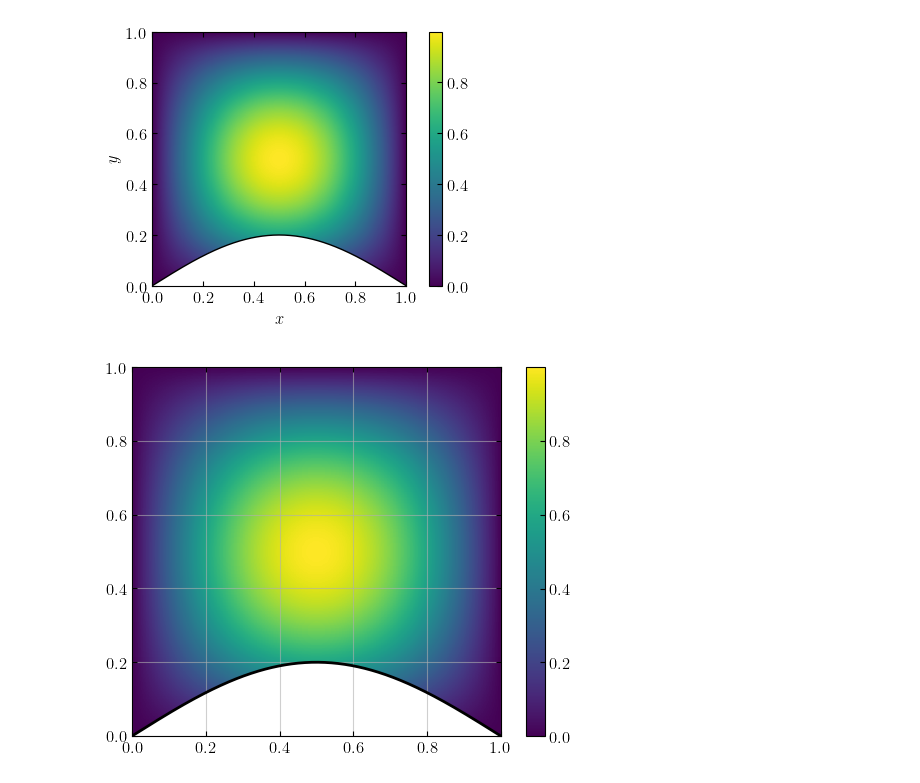
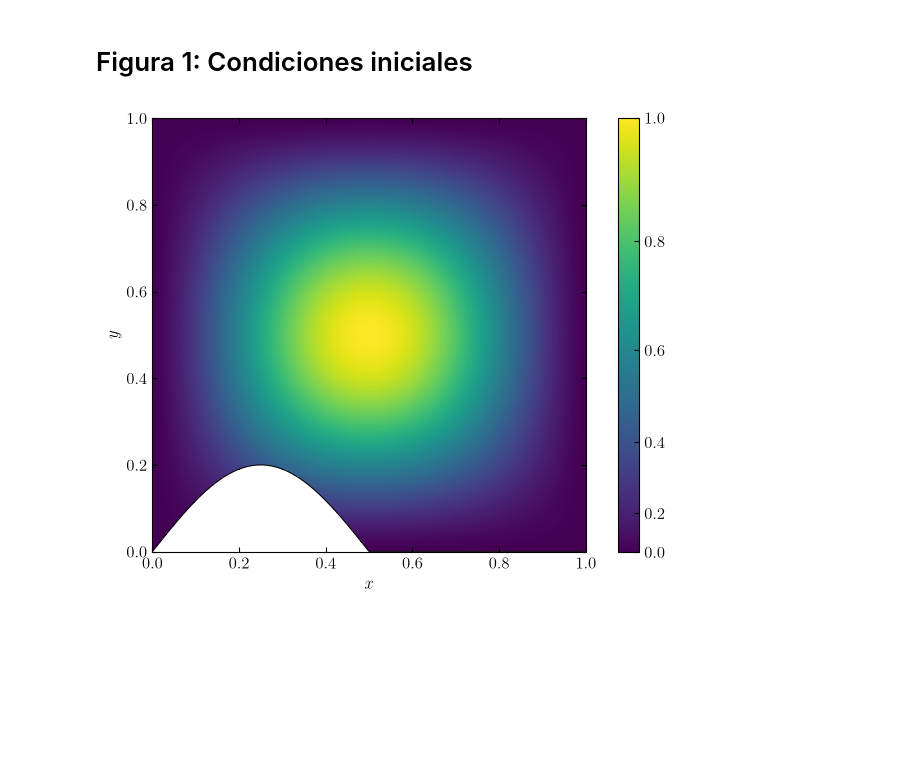
Before and after one commit to pedropasa03/menedpy, a Jupyter notebook: figures/figures.ipynb, the cells around one changed output. Cells and saved outputs as stored; diff of their text form; code cells hidden in the pictures; blank space fills up the shorter version.

Commit message:
Add an example and the thesis figures

```diff
--- a/figures/figures.ipynb
+++ b/figures/figures.ipynb
@@ -13,59 +15,61 @@ plt.rcParams.update({
     'ytick.direction': 'in',
     'grid.alpha': 0.6
 })
+# %%
+from menedpy import Problem, solve, generate_mesh, Domain
+
+import matplotlib.pyplot as plt
+import matplotlib.tri as mtri
+
+domain = Domain(lower_boundary=lambda x: max(0.0, 0.2 * np.sin(2.0 * np.pi * x)))
+mesh = generate_mesh(domain=domain, nx=20, ny=20)
+
+problem = Problem(domain=domain, final_time=1.0)
+times, solutions = solve(problem, mesh, n_steps=int(1.0/0.01))
+# %% [markdown]
+# Figura 1: Condiciones iniciales
 # %%
 n = 500
-x = np.linspace(0, 1, n)
-y = np.linspace(0, 1, n)
+x = np.linspace(*domain.x_range, n)
+y = np.linspace(*domain.x_range, n)
 X, Y = np.meshgrid(x, y)
 
 # Function to paint
-U = np.sin(np.pi * X) * np.sin(np.pi * Y)
+U = problem.source(X, Y, 0.0)
 
-# Region Ω: y > 0.2 sin(πx)
-mask = Y > 0.2 * np.sin(np.pi * X)
+# Region Ω:
+mask = (Y > np.vectorize(domain.lower_boundary)(X)) * (Y < np.vectorize(domain.upper_boundary)(X))
 
 U_masked = np.where(mask, U, np.nan)
 
-fig, ax = plt.subplots(figsize=(4.5, 3))
-# plt.contourf(X, Y, U_masked, levels=25)
-im = plt.pcolormesh(X, Y, U_masked, cmap='viridis', rasterized=True)
-plt.plot(x, 0.2 * np.sin(np.pi * x), 'k', linewidth=1)
+fig, ax = plt.subplots()
+
+im = plt.pcolormesh(
+    X, Y, U_masked,
+    cmap='viridis',
+    rasterized=True,
+    norm=matplotlib.colors.PowerNorm(gamma=1.5, vmax=1),
+)
+
+upper = np.vectorize(domain.upper_boundary)(x)
+lower = np.vectorize(domain.lower_boundary)(x)
+
+plt.plot(x, upper, 'k', linewidth=0.75)
+plt.plot(x, lower, 'k', linewidth=0.75)
 
 plt.grid(False)
 
 ax.set_xlabel("$x$")
 ax.set_ylabel("$y$")
 
 plt.tight_layout(pad=0.15)
 plt.xticks(np.arange(0, 1.1, 0.2))
 
 
 plt.colorbar(mappable=im)
 ax.set_aspect('equal')
 plt.tight_layout(pad=0.0)
 
-plt.savefig("geometrico.pdf", dpi=300)
-plt.show()
+plt.savefig("cond_inic.pdf", dpi=300)
 # %% [output]
-[figure, old version]
+[figure, new version]
-# %%
-fig, ax = plt.subplots()
-
-pcm = ax.pcolormesh(
-    X, Y, U_masked,
-    shading='auto',
-    cmap='viridis',
-    rasterized=True
-)
-
-ax.plot(x, 0.2*np.sin(np.pi*x), 'k', lw=2)
-
-
-ax.set_aspect('equal')
-
-cbar = fig.colorbar(pcm, ax=ax)
-
-plt.savefig("figure.pdf", dpi=300)
-# %% [output]
-[figure, removed]
```
Also changed, not shown: parts of 16 cells of this notebook, 23 other files.
